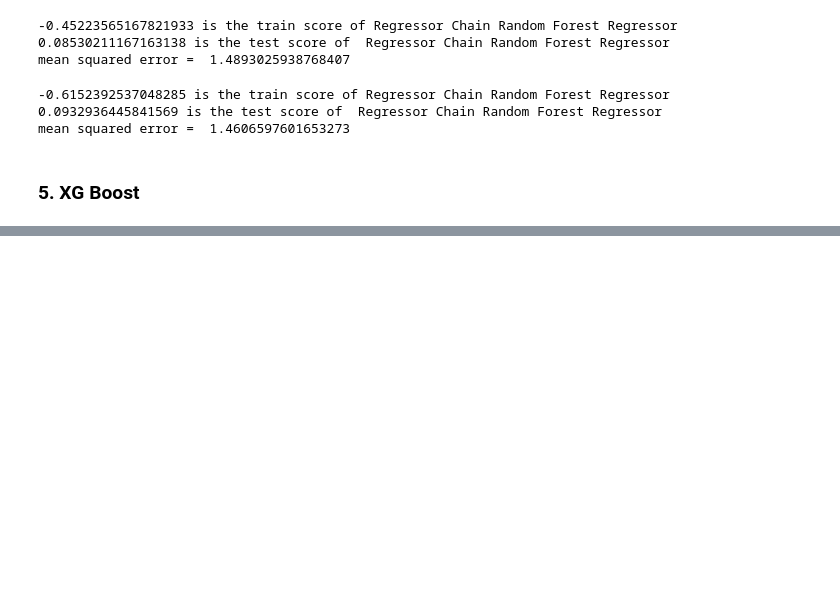
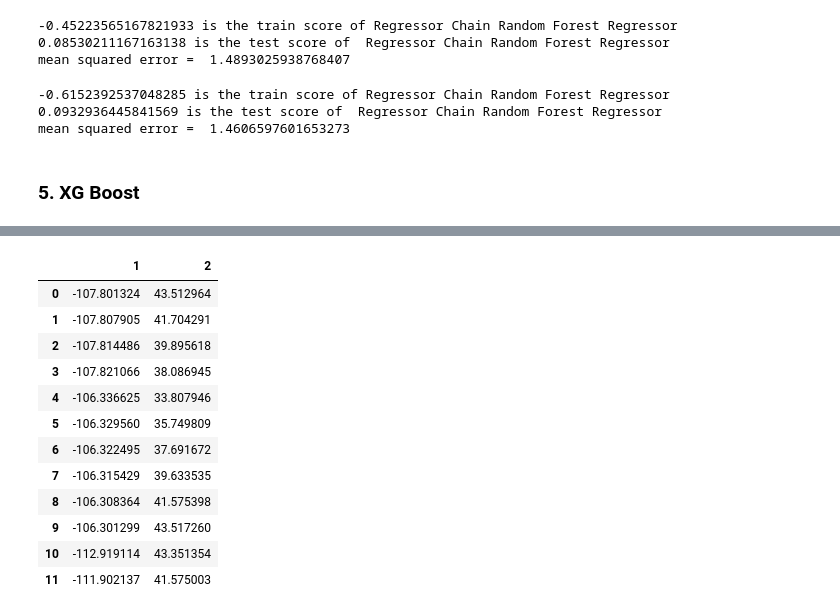
Before and after one commit to harish-maddukuri/BreakPad_Pressure_distribution_using_ML, a Jupyter notebook: Models based on design/Design_1.ipynb, the cells around one changed output, grey strips where cells are left out. Cells and saved outputs as stored; diff of their text form; code cells hidden in the pictures; blank space fills up the shorter version.

```diff
--- a/Models based on design/Design_1.ipynb
+++ b/Models based on design/Design_1.ipynb
@@ -283,0 +381,19 @@ mean squared error =  1.4606597601653273
+# %%
+# importing the coordinates data
+cordinates = pd.read_csv(r"D:\Git_Hub\BreakPad_Pressure_distribution_using_ML\Cordinates Datasets\Node_cordinates_Design1.csv", header=None )
+cordinates = cordinates.drop(columns=0)
+cordinates.head(12)
+# %% [output]
+|  | 1 | 2 |
+| 0 | -107.801324 | 43.512964 |
+| 1 | -107.807905 | 41.704291 |
+| 2 | -107.814486 | 39.895618 |
+| 3 | -107.821066 | 38.086945 |
+| 4 | -106.336625 | 33.807946 |
+| 5 | -106.329560 | 35.749809 |
+| 6 | -106.322495 | 37.691672 |
+| 7 | -106.315429 | 39.633535 |
+| 8 | -106.308364 | 41.575398 |
+| 9 | -106.301299 | 43.517260 |
+| 10 | -112.919114 | 43.351354 |
+| 11 | -111.902137 | 41.575003 |
```
Also changed, not shown: parts of 14 cells of this notebook.
